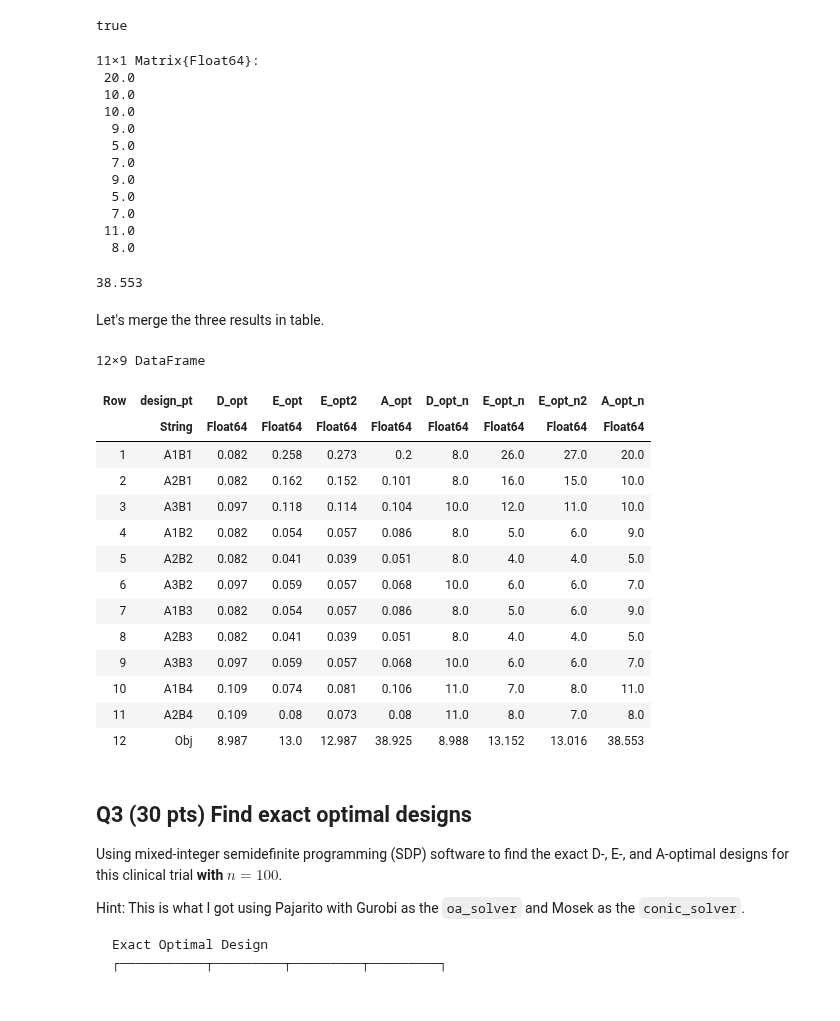
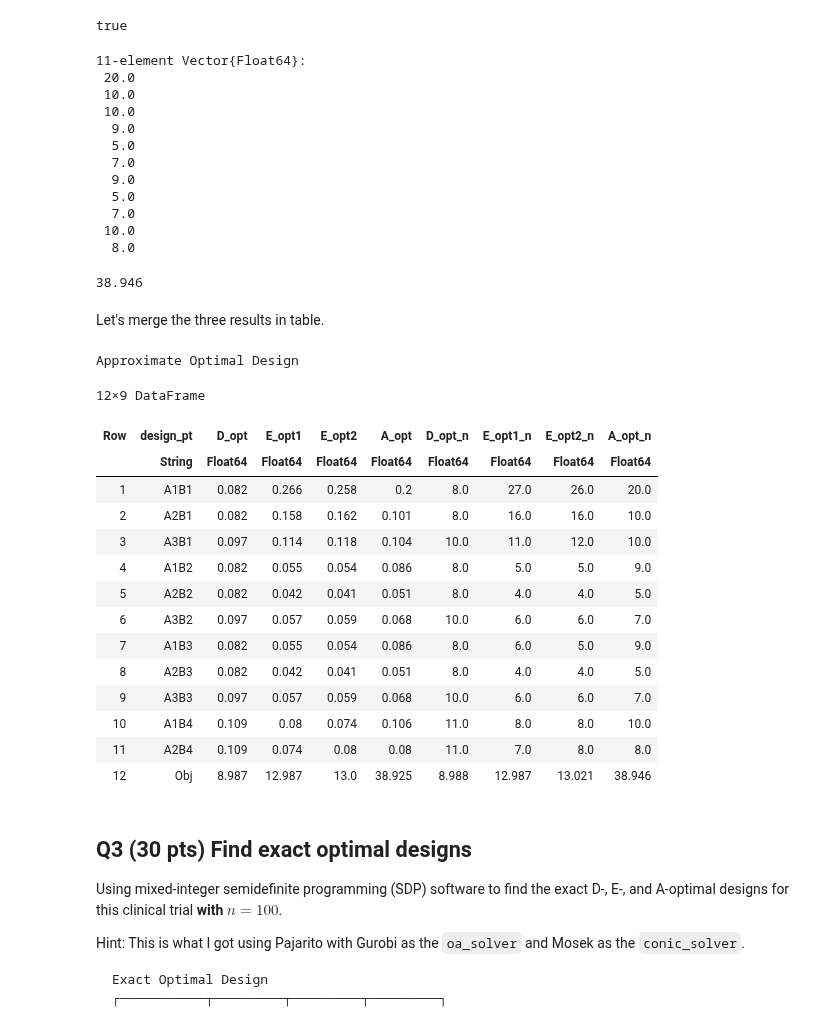
Before and after one commit to Tomoki-Okuno/biostat-m257-2024-spring, a Jupyter notebook: hw5/hw05sol.ipynb, the cells around one changed output. Cells and saved outputs as stored; diff of their text form; code cells hidden in the pictures.

```diff
--- a/hw5/hw05sol.ipynb
+++ b/hw5/hw05sol.ipynb
@@ -287,7 +323,5 @@ true
 # %%
-# convert p to integer n
-D_opt_n = round.(p.value * 100, digits = 0)
-display(D_opt_n)
+# calculate the corresponding obj
 D_opt_obj_n = -logdet(transpose(C) * Diagonal(vec(D_opt_n)/100) * C)
 D_opt_obj_n = round(D_opt_obj_n, digits = 3)
 # %% [output]
@@ -424,7 +440,7 @@ with an equivalent objective function, i.e., $-(-0.077)^{-1} = 13$.
 # %%
-# convert p to integer n
-E_opt_n2 = round.(p.value * 100, digits = 0)
-display(E_opt_n2)
-E_opt_obj_n2 = 1 / eigmin(transpose(C) * Diagonal(vec(E_opt_n2) / 100) * C)
-E_opt_obj_n2 = round(E_opt_obj_n2, digits = 3)
+# project p to n
+E_opt2_n = proj_integer_simplex(100vec(p.value), 100)
+display(E_opt2_n)
+E_opt2_obj_n = 1 / eigmin(transpose(C) * Diagonal(E_opt2_n / 100) * C)
+E_opt2_obj_n = round(E_opt2_obj_n, digits = 3)
 # %% [output]
@@ -446,15 +466,15 @@ E_opt_obj_n2 = round(E_opt_obj_n2, digits = 3)
 
 Use `trace_mpower(A, t, C)` $= \text{tr}(\mathbf{C}\mathbf{A}^t)$.
 # %%
-problem = minimize(trace_mpower(V⁻¹, -1, Matrix{Float64}(I, 6, 6)))
-# problem.constraints += p .>= 0 # not needed using Positive()
+problem = minimize(trace_mpower(V⁻¹, -1, Matrix(I(6))))
+problem.constraints += p .>= 0
 problem.constraints += sum(p) == 1
+problem.constraints += V⁻¹ in :SDP
 problem
 
 const MOI = MathOptInterface
 solver = Hypatia.Optimizer()
 MOI.set(solver, MOI.RawOptimizerAttribute("verbose"), 0)
-
 @time solve!(problem, solver)
 
 # Check the status, optimal value
@@ -484,13 +503,13 @@ sum(p.value) ≈ 1.0
 # %% [output]
 true
 # %%
-# convert p to integer n
-A_opt_n = round.(p.value * 100, digits = 0)
+# project p to n
+A_opt_n = proj_integer_simplex(100vec(p.value), 100)
 display(A_opt_n)
-A_opt_obj_n = trace_mpower(transpose(C) * Diagonal(vec(A_opt_n) / 100) * C, -1, Matrix{Float64}(I, 6, 6))
+A_opt_obj_n = trace_mpower(C' * Diagonal(A_opt_n / 100) * C, -1, I(6))
 A_opt_obj_n = round(A_opt_obj_n, digits = 3)
 # %% [output]
-11×1 Matrix{Float64}:
+11-element Vector{Float64}:
  20.0
  10.0
  10.0
@@ -500,47 +519,51 @@ A_opt_obj_n = round(A_opt_obj_n, digits = 3)
   9.0
   5.0
   7.0
- 11.0
+ 10.0
   8.0
-38.553
+38.946
 # %% [markdown]
 Let's merge the three results in table.
 # %%
 using DataFrames
 treatment = [
     "A1B1", "A2B1", "A3B1",
     "A1B2", "A2B2", "A3B2",
     "A1B3", "A2B3", "A3B3",
     "A1B4", "A2B4", "Obj"
 ]
 
+println("Approximate Optimal Design")
 df_Q2 = DataFrame(
     design_pt = treatment,
-    D_opt   = vcat(D_opt_p,  [D_opt_obj])[:],
-    E_opt   = vcat(E_opt_p,  [E_opt_obj])[:],
-    E_opt2  = vcat(E_opt_p2, [- 1 / E_opt_obj2])[:],
-    A_opt   = vcat(A_opt_p,  [A_opt_obj])[:],
-    D_opt_n = vcat(D_opt_n,  [D_opt_obj_n])[:],
-    E_opt_n = vcat(E_opt_n,  [E_opt_obj_n])[:],
-    E_opt_n2 = vcat(E_opt_n2, [E_opt_obj_n2])[:],
-    A_opt_n = vcat(A_opt_n,  [A_opt_obj_n])[:]
+    D_opt    = vcat(D_opt_p,  [D_opt_obj])[:],
+    E_opt1   = vcat(E_opt1_p,  [1 / E_opt1_obj])[:],
+    E_opt2   = vcat(E_opt2_p, [E_opt2_obj])[:],
+    # E_opt3   = vcat(E_opt3_p, [- 1 / E_opt3_obj])[:],
+    A_opt    = vcat(A_opt_p,  [A_opt_obj])[:],
+    D_opt_n  = vcat(D_opt_n,  [D_opt_obj_n])[:],
+    E_opt1_n = vcat(E_opt1_n,  [1 / E_opt1_obj_n])[:],
+    E_opt2_n = vcat(E_opt2_n, [E_opt2_obj_n])[:],
+    # E_opt3_n = vcat(E_opt3_n, [- 1/ E_opt3_obj_n])[:],
+    A_opt_n  = vcat(A_opt_n,  [A_opt_obj_n])[:]
 )
 # %% [output]
-12×9 DataFrame
+Approximate Optimal Design
+12×9 DataFrame
-| Row | design_pt | D_opt | E_opt | E_opt2 | A_opt | D_opt_n | E_opt_n | E_opt_n2 | A_opt_n |
+| Row | design_pt | D_opt | E_opt1 | E_opt2 | A_opt | D_opt_n | E_opt1_n | E_opt2_n | A_opt_n |
 |  | String | Float64 | Float64 | Float64 | Float64 | Float64 | Float64 | Float64 | Float64 |
-| 1 | A1B1 | 0.082 | 0.258 | 0.273 | 0.2 | 8.0 | 26.0 | 27.0 | 20.0 |
-| 2 | A2B1 | 0.082 | 0.162 | 0.152 | 0.101 | 8.0 | 16.0 | 15.0 | 10.0 |
-| 3 | A3B1 | 0.097 | 0.118 | 0.114 | 0.104 | 10.0 | 12.0 | 11.0 | 10.0 |
-| 4 | A1B2 | 0.082 | 0.054 | 0.057 | 0.086 | 8.0 | 5.0 | 6.0 | 9.0 |
-| 5 | A2B2 | 0.082 | 0.041 | 0.039 | 0.051 | 8.0 | 4.0 | 4.0 | 5.0 |
-| 6 | A3B2 | 0.097 | 0.059 | 0.057 | 0.068 | 10.0 | 6.0 | 6.0 | 7.0 |
-| 7 | A1B3 | 0.082 | 0.054 | 0.057 | 0.086 | 8.0 | 5.0 | 6.0 | 9.0 |
-| 8 | A2B3 | 0.082 | 0.041 | 0.039 | 0.051 | 8.0 | 4.0 | 4.0 | 5.0 |
-| 9 | A3B3 | 0.097 | 0.059 | 0.057 | 0.068 | 10.0 | 6.0 | 6.0 | 7.0 |
-| 10 | A1B4 | 0.109 | 0.074 | 0.081 | 0.106 | 11.0 | 7.0 | 8.0 | 11.0 |
-| 11 | A2B4 | 0.109 | 0.08 | 0.073 | 0.08 | 11.0 | 8.0 | 7.0 | 8.0 |
-| 12 | Obj | 8.987 | 13.0 | 12.987 | 38.925 | 8.988 | 13.152 | 13.016 | 38.553 |
+| 1 | A1B1 | 0.082 | 0.266 | 0.258 | 0.2 | 8.0 | 27.0 | 26.0 | 20.0 |
+| 2 | A2B1 | 0.082 | 0.158 | 0.162 | 0.101 | 8.0 | 16.0 | 16.0 | 10.0 |
+| 3 | A3B1 | 0.097 | 0.114 | 0.118 | 0.104 | 10.0 | 11.0 | 12.0 | 10.0 |
+| 4 | A1B2 | 0.082 | 0.055 | 0.054 | 0.086 | 8.0 | 5.0 | 5.0 | 9.0 |
+| 5 | A2B2 | 0.082 | 0.042 | 0.041 | 0.051 | 8.0 | 4.0 | 4.0 | 5.0 |
+| 6 | A3B2 | 0.097 | 0.057 | 0.059 | 0.068 | 10.0 | 6.0 | 6.0 | 7.0 |
+| 7 | A1B3 | 0.082 | 0.055 | 0.054 | 0.086 | 8.0 | 6.0 | 5.0 | 9.0 |
+| 8 | A2B3 | 0.082 | 0.042 | 0.041 | 0.051 | 8.0 | 4.0 | 4.0 | 5.0 |
+| 9 | A3B3 | 0.097 | 0.057 | 0.059 | 0.068 | 10.0 | 6.0 | 6.0 | 7.0 |
+| 10 | A1B4 | 0.109 | 0.08 | 0.074 | 0.106 | 11.0 | 8.0 | 8.0 | 10.0 |
+| 11 | A2B4 | 0.109 | 0.074 | 0.08 | 0.08 | 11.0 | 7.0 | 8.0 | 8.0 |
+| 12 | Obj | 8.987 | 12.987 | 13.0 | 38.925 | 8.988 | 12.987 | 13.021 | 38.946 |
 # %% [markdown]
 ## Q3 (30 pts) Find exact optimal designs
 
```
Also changed, not shown: parts of 44 cells of this notebook.
